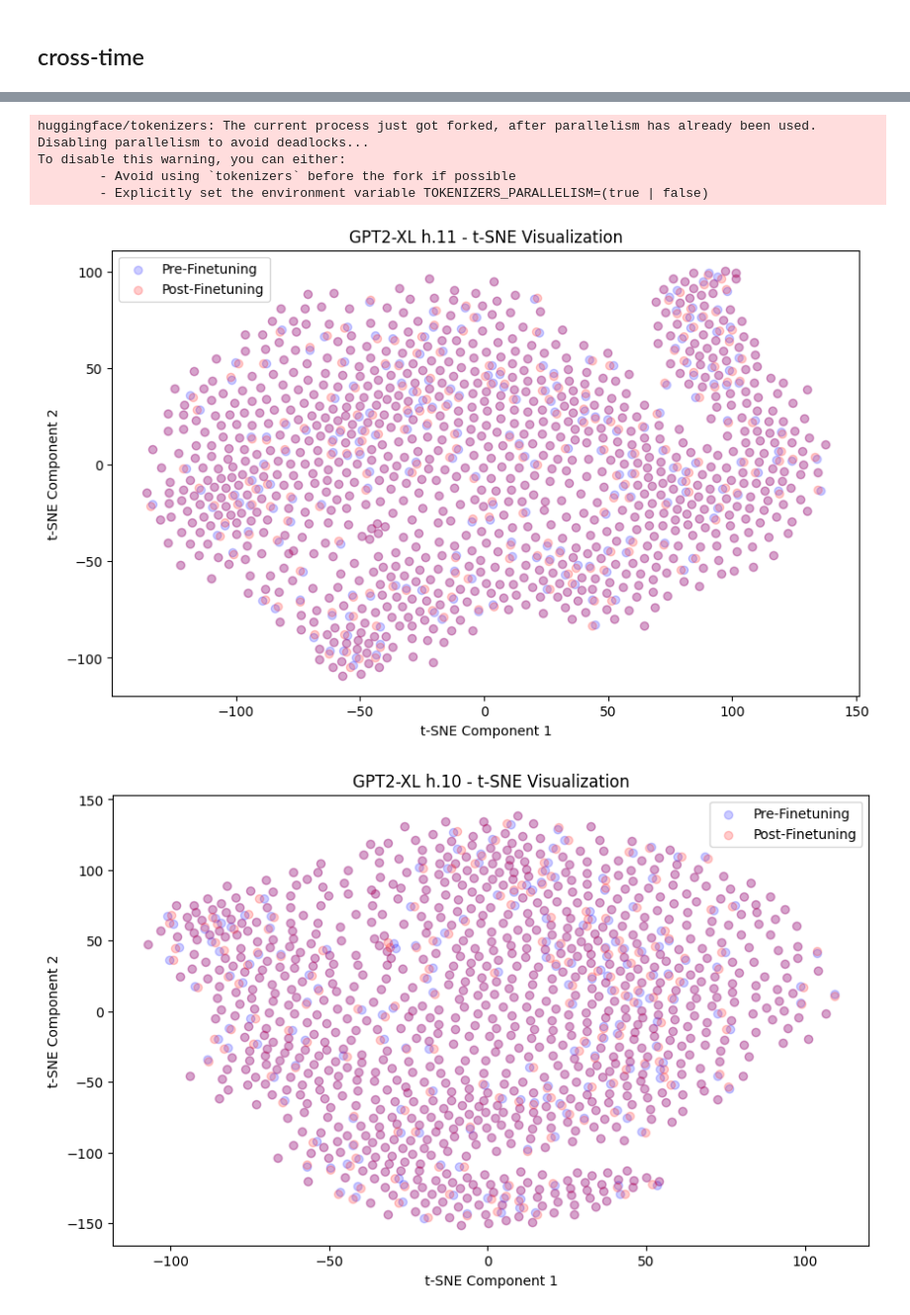
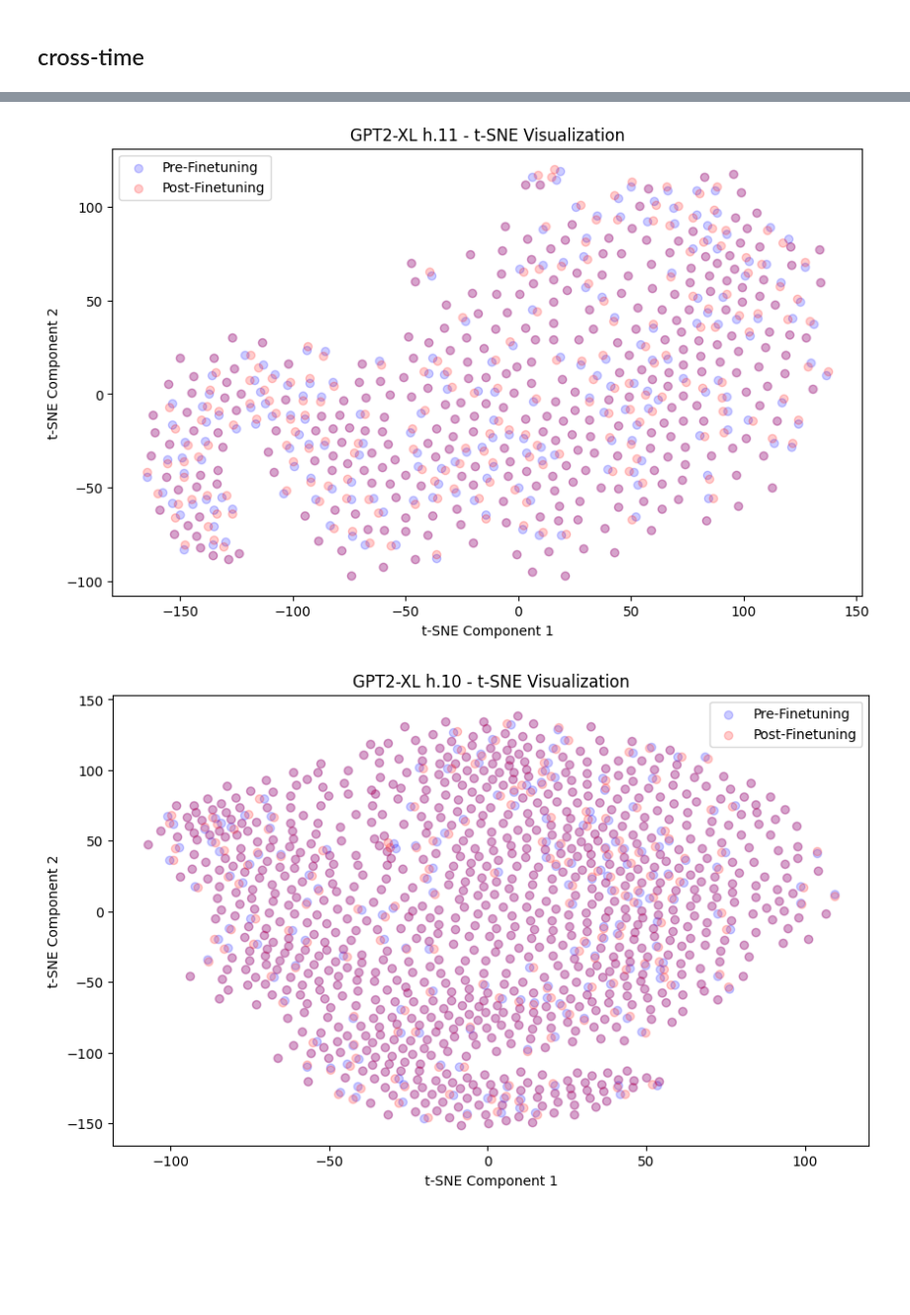
Before and after one commit to shaangao/weak-to-strong, a Jupyter notebook: notebooks/findtargetrep.ipynb, the cells around one changed output, grey strips where cells are left out. Shown at 99% size. Saved outputs shown, nothing was run; the diff lists cells and outputs as text; code cells hidden in the pictures; blank space fills up the shorter version.

```diff
--- a/notebooks/findtargetrep.ipynb
+++ b/notebooks/findtargetrep.ipynb
@@ -583,7 +588,7 @@ def plot_activation_changes(activation1, activation2, method='PCA', components=2
     """
 
     # copy tensors from cuda to host memory
-    activation1, activation2 = activation1.cpu(), activation1.cpu()
+    activation1, activation2 = activation1.cpu(), activation2.cpu()
 
     # Concatenate data from both states for unified transformation in PCA/t-SNE
     data_combined = np.concatenate([activation1, activation2], axis=0)
@@ -614,11 +623,7 @@ def plot_activation_changes(activation1, activation2, method='PCA', components=2
 # %%
-plot_activation_changes(activation1=gpt2xl_pre['h.11'], activation2=gpt2xl_post['h.11'], method='t-SNE', title='GPT2-XL h.11')
+plot_activation_changes(activation1=gpt2xl_pre['h.11'][:500], activation2=gpt2xl_post['h.11'][:500], method='t-SNE', title='GPT2-XL h.11')
 # %% [output]
-huggingface/tokenizers: The current process just got forked, after parallelism has already been used. Disabling parallelism to avoid deadlocks...
-To disable this warning, you can either:
-        - Avoid using `tokenizers` before the fork if possible
-        - Explicitly set the environment variable TOKENIZERS_PARALLELISM=(true | false)
-[figure, old version]
+[figure, new version]
 # %%
 plot_activation_changes(activation1=gpt2xl_pre['h.10'], activation2=gpt2xl_post['h.10'], method='t-SNE', title='GPT2-XL h.10')
 # %% [output]
```
Also changed, not shown: parts of 12 cells of this notebook, 1 other file.
